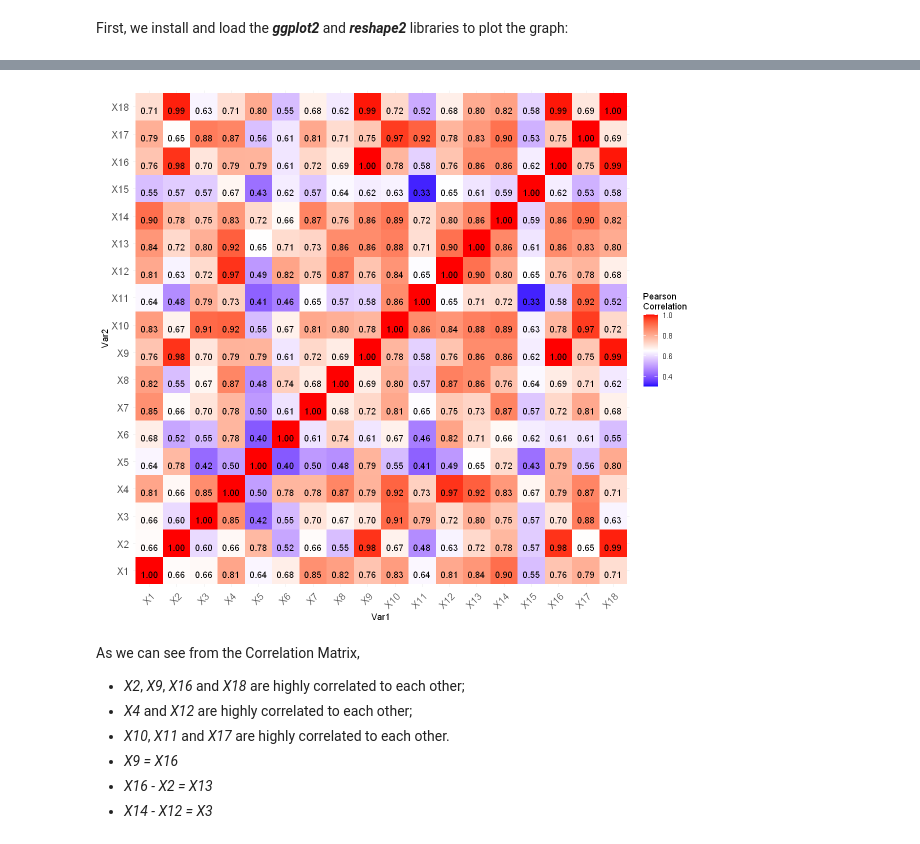
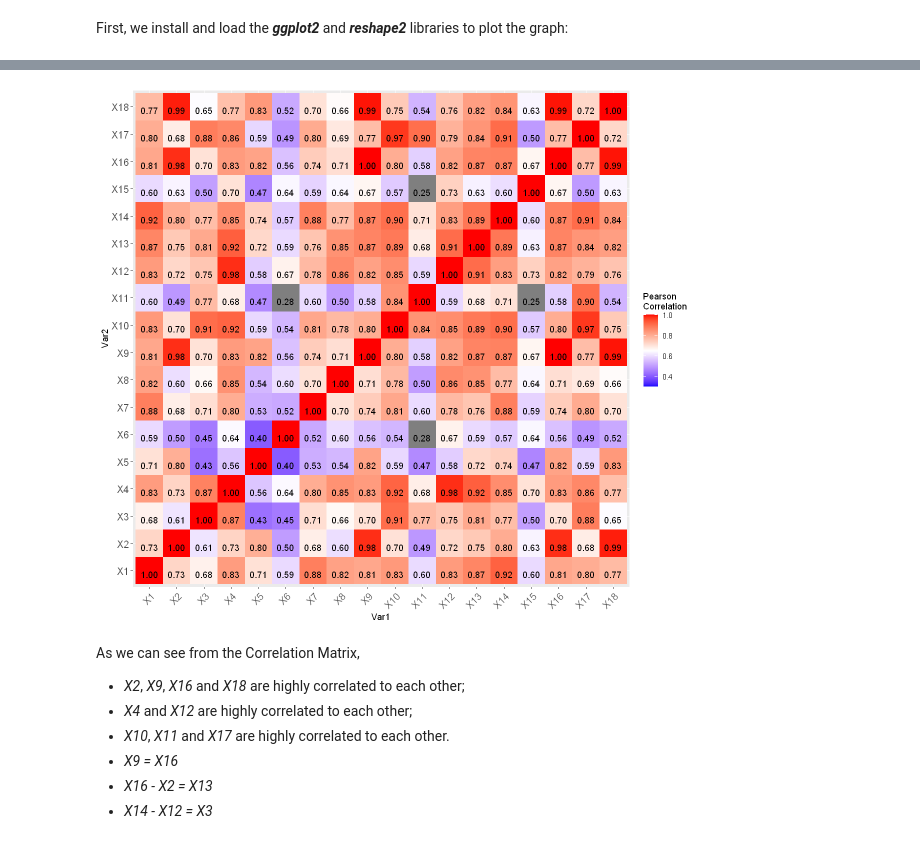
Before and after one commit to 4ugenstern/DSCI-100-GroupProject, a Jupyter notebook: Bankruptcy_Prediction_Proposal.ipynb, the cells around one changed output, grey strips where cells are left out. Cells and saved outputs as stored; diff of their text form; code cells hidden in the pictures.

```diff
--- a/Bankruptcy_Prediction_Proposal.ipynb
+++ b/Bankruptcy_Prediction_Proposal.ipynb
@@ -66,9 +66,16 @@ raw_data <- read_csv("data.csv") |>
 
 head(raw_data)
 
-bank_split <- initial_split(raw_data, prop = 0.75, strata = status_label)
-bank_train <- training(bank_split)
-bank_test <- testing(bank_split)
+# bank_split <- initial_split(raw_data, prop = 0.75, strata = year)
+# bank_train <- training(bank_split)
+# bank_test <- testing(bank_split)
+
+bank_train <- raw_data |>
+    filter(year >= 1999 & year <= 2011)
+bank_validation <- raw_data |>
+    filter(year >= 2012 & year <= 2014)
+bank_test <- raw_data |>
+    filter(year >= 2015 & year <= 2018)
 # %% [output]
 Rows: 78682 Columns: 21
 ── Column specification ────────────────────────────────────────────────────────────────────────────────────────────────
@@ -196,23 +226,22 @@ The following object is masked from 'package:tidyr':
 # %%
 bank_train_select <- select(bank_train, -c(company_name, status_label, year))
 cor_bank_train <- cor(bank_train_select)
 
 long_cor <- melt(cor_bank_train)
 
 options(repr.plot.width = 10, repr.plot.height = 9)
 
 ggplot(data = long_cor, aes(x = Var1, y = Var2, fill = value)) +
     geom_tile() +
     geom_text(aes(label = sprintf("%.2f", value)), vjust = 1) +
     scale_fill_gradient2(low = "blue", high = "red", mid = "white",
                          midpoint = 0.65, limit = c(0.3,1), space = "Lab",
                          name="Pearson\nCorrelation") +
-    theme_minimal() +
     theme(axis.text.x = element_text(angle = 45, vjust = 1, size = 12, hjust = 1),
           axis.text.y = element_text(size = 12)) +
     coord_fixed()
 # %% [output]
-[figure, old version]
+[figure, new version]
 # %% [markdown]
 As we can see from the Correlation Matrix,
 - *X2*, *X9*, *X16* and *X18* are highly correlated to each other;
```
Also changed, not shown: parts of 16 cells of this notebook.
